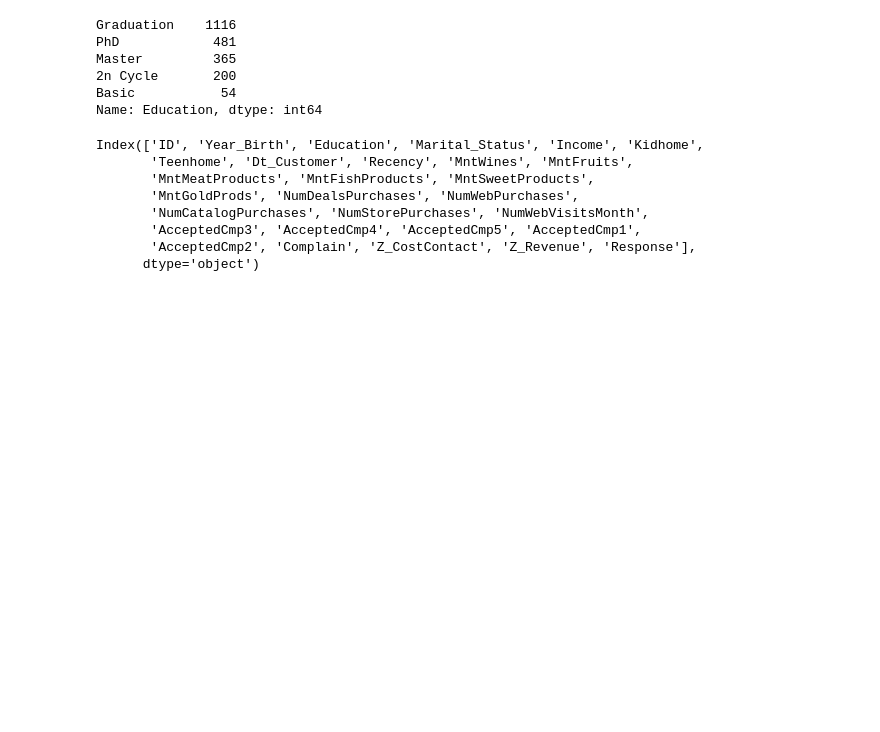
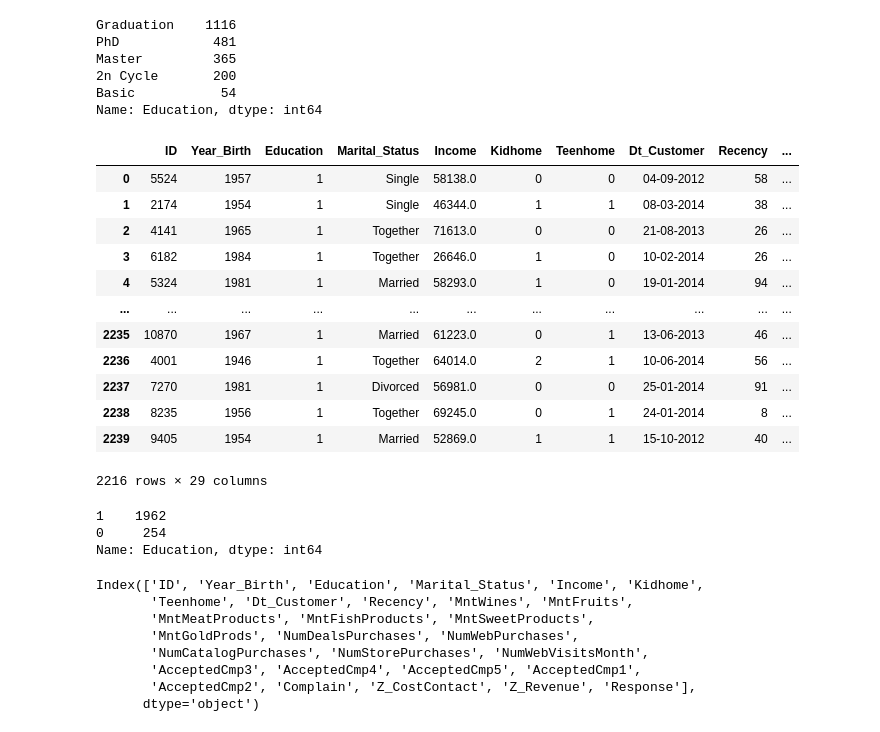
Before and after one commit to jpnahuelpan/IA-2021, a Jupyter notebook: main.ipynb, the cells around one changed output. Drawn from its saved outputs; the diff is of its cells as text; code cells hidden in the pictures; blank space fills up the shorter version.

```diff
--- a/main.ipynb
+++ b/main.ipynb
@@ -109,6 +110,37 @@ Master         365
 2n Cycle       200
 Basic           54
 Name: Education, dtype: int64
+# %%
+"""
+Se daran los siquientes valores numericos a los valores de las variables categoricas.
+_________
+Education:
+'Basic' + '2n Cycle' = 0
+'Graduation' + 'Master' + 'PhD' = 1
+"""
+df.replace(to_replace=['Basic', '2n Cycle', 'Graduation', 'Master', 'PhD'], value=[0, 0, 1, 1, 1], inplace=True)
+df
+# %% [output]
+|  | ID | Year_Birth | Education | Marital_Status | Income | Kidhome | Teenhome | Dt_Customer | Recency | ... |
+| 0 | 5524 | 1957 | 1 | Single | 58138.0 | 0 | 0 | 04-09-2012 | 58 | ... |
+| 1 | 2174 | 1954 | 1 | Single | 46344.0 | 1 | 1 | 08-03-2014 | 38 | ... |
+| 2 | 4141 | 1965 | 1 | Together | 71613.0 | 0 | 0 | 21-08-2013 | 26 | ... |
+| 3 | 6182 | 1984 | 1 | Together | 26646.0 | 1 | 0 | 10-02-2014 | 26 | ... |
+| 4 | 5324 | 1981 | 1 | Married | 58293.0 | 1 | 0 | 19-01-2014 | 94 | ... |
+| ... | ... | ... | ... | ... | ... | ... | ... | ... | ... | ... |
+| 2235 | 10870 | 1967 | 1 | Married | 61223.0 | 0 | 1 | 13-06-2013 | 46 | ... |
+| 2236 | 4001 | 1946 | 1 | Together | 64014.0 | 2 | 1 | 10-06-2014 | 56 | ... |
+| 2237 | 7270 | 1981 | 1 | Divorced | 56981.0 | 0 | 0 | 25-01-2014 | 91 | ... |
+| 2238 | 8235 | 1956 | 1 | Together | 69245.0 | 0 | 1 | 24-01-2014 | 8 | ... |
+| 2239 | 9405 | 1954 | 1 | Married | 52869.0 | 1 | 1 | 15-10-2012 | 40 | ... |
+2216 rows × 29 columns
+# %%
+clase = df["Education"].value_counts()
+clase
+# %% [output]
+1    1962
+0     254
+Name: Education, dtype: int64
 # %%
 # vemos todas los nombres de las columnas.
 df.columns
```
Also changed, not shown: parts of 13 cells of this notebook, 11 other files.
